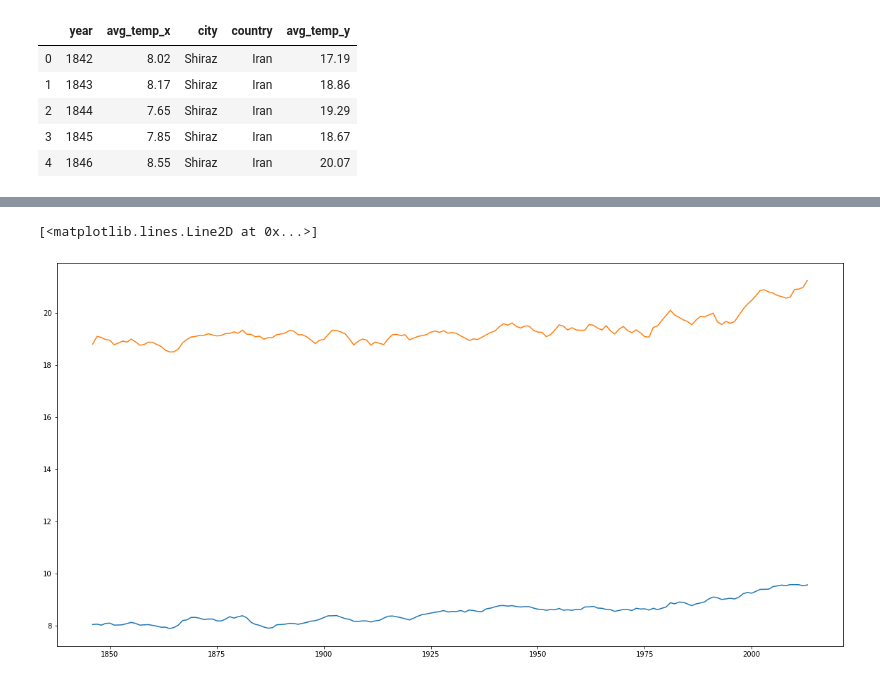
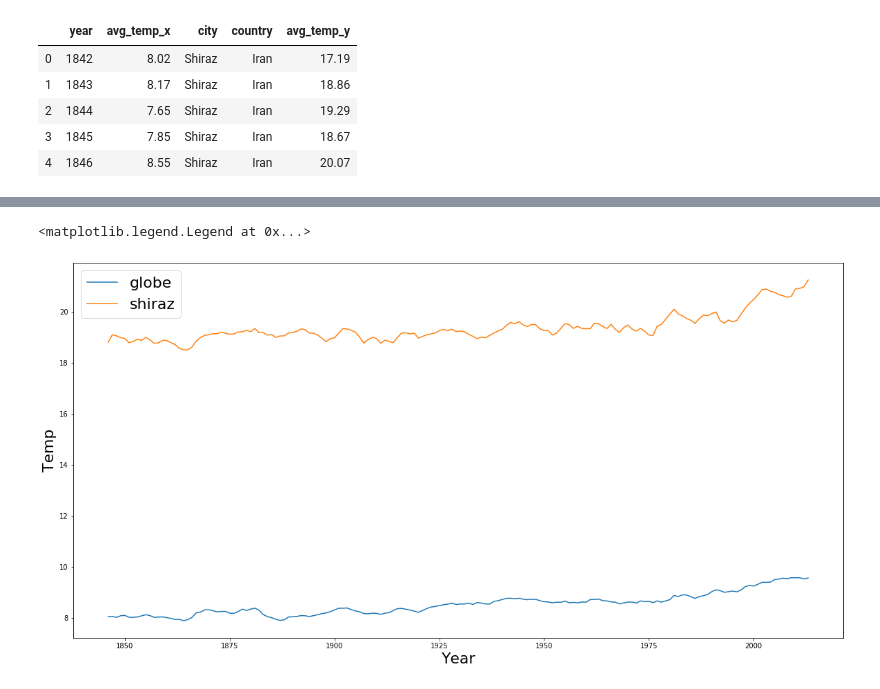
Before and after one commit to mzhoolideh/data_science_pract, a Jupyter notebook: weather_trend/explore_weather_trends.ipynb, the cells around one changed output, grey strips where cells are left out. Cells and saved outputs as stored; diff of their text form; code cells hidden in the pictures.

Commit message:
feat: visualisation promoted

```diff
--- a/weather_trend/explore_weather_trends.ipynb
+++ b/weather_trend/explore_weather_trends.ipynb
@@ -116,9 +120,13 @@ merged_df.head()
 # %%
 window_size = 5
 gb_mv_avg = merged_df.avg_temp_x.rolling(window_size).mean()
-gb_mv_avg_list = gb_mv_avg.to_list() # Masking is for removing NaNs
-gb_mv_avg_no_nan = gb_mv_avg_list[window_size-1:]
+#gb_mv_avg_list = gb_mv_avg.to_list() # Masking is for removing NaNs
+#gb_mv_avg_no_nan = gb_mv_avg_list[window_size-1:]
+merged_df['gb_mv_avg'] = gb_mv_avg
 
 city_mv_avg = merged_df.avg_temp_y.rolling(window_size).mean()
-city_mv_avg_list = city_mv_avg.to_list() # Masking is for removing NaNs
-city_mv_avg_no_nan = city_mv_avg_list[window_size-1:]
+#city_mv_avg_list = city_mv_avg.to_list() # Masking is for removing NaNs
+#city_mv_avg_no_nan = city_mv_avg_list[window_size-1:]
+merged_df['city_mv_avg'] = city_mv_avg
+merged_df.dropna(inplace=True)
+merged_df.head()
@@ -125,7 +140,10 @@ city_mv_avg_no_nan = city_mv_avg_list[window_size-1:]
 # %%
 plt.figure(figsize=(20,10),)
-plt.plot(merged_df.year[window_size-1:], gb_mv_avg_no_nan)
-plt.plot(merged_df.year[window_size-1:], city_mv_avg_no_nan)
+plt.plot(merged_df.year, merged_df.gb_mv_avg, label="globe")
+plt.plot(merged_df.year, merged_df.city_mv_avg, label="shiraz")
+plt.xlabel("Year", fontsize=22)
+plt.ylabel("Temp", fontsize=22)
+plt.legend(fontsize=22, loc=2)
 # %% [output]
-[<matplotlib.lines.Line2D at 0x...>]
+<matplotlib.legend.Legend at 0x...>
-[figure, old version]
+[figure, new version]
```
Also changed, not shown: parts of 4 cells of this notebook.
